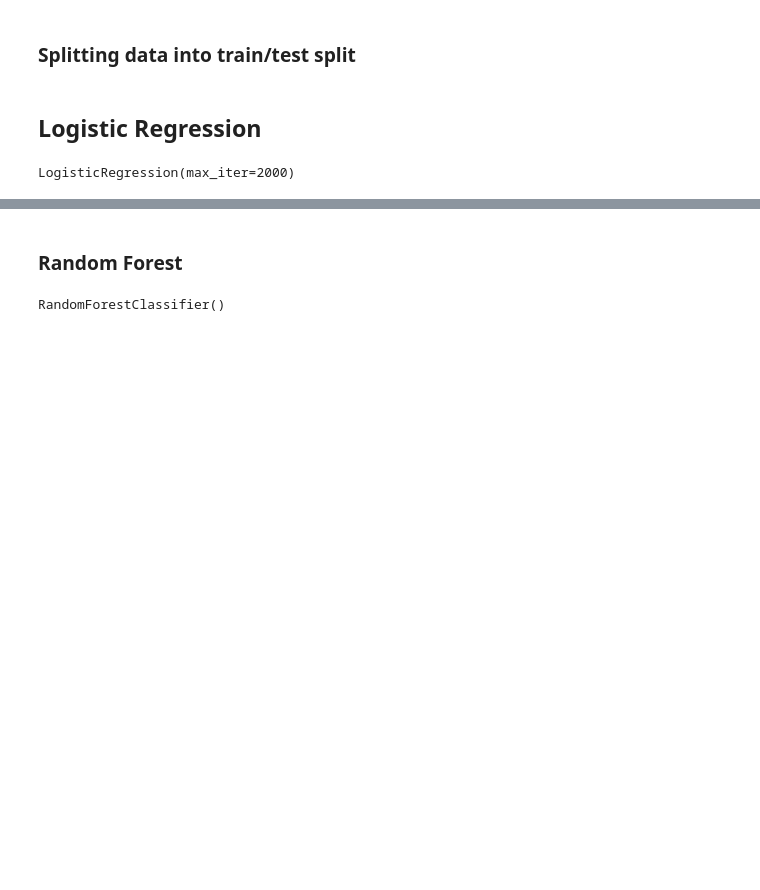
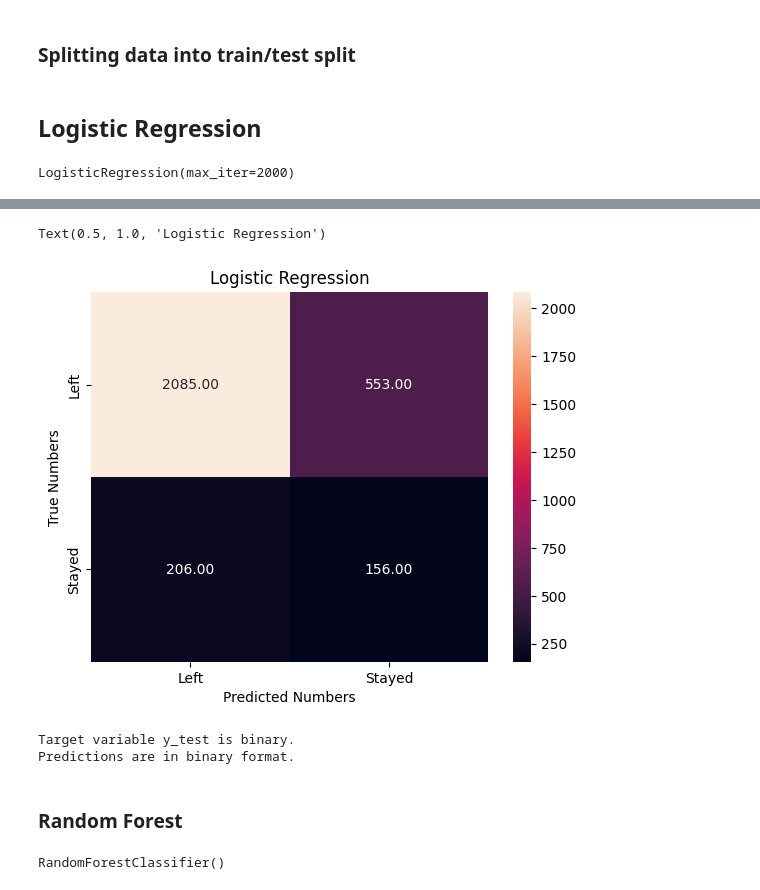
Before and after one commit to nidhi-1111/Employee-Turnover-Prediction, a Jupyter notebook: notebooks/Employee_Turnover_Prediction.ipynb, the cells around one changed output, grey strips where cells are left out. Cells and saved outputs as stored; diff of their text form; code cells hidden in the pictures; blank space fills up the shorter version.

```diff
--- a/notebooks/Employee_Turnover_Prediction.ipynb
+++ b/notebooks/Employee_Turnover_Prediction.ipynb
@@ -126,11 +134,30 @@ print(classification_report(y_test, LR.predict(x_test)))
 weighted avg       0.71      0.75      0.71      3000
 # %%
 lr_y_pred = LR.predict(x_test)
-# lr_cm = metrics.confusion_matrix(lr_y_pred, y_test, [1,0])
-# sns.heatmap(lr_cm, annot=True, fmt='.2f',xticklabels = ["Left", "Stayed"] , yticklabels = ["Left", "Stayed"] )
-# plt.ylabel('True Numbers')
-# plt.xlabel('Predicted Numbers')
-# plt.title('Logistic Regression')
+lr_cm = metrics.confusion_matrix(lr_y_pred, y_test)
+sns.heatmap(lr_cm, annot=True, fmt='.2f',xticklabels = ["Left", "Stayed"] , yticklabels = ["Left", "Stayed"] )
+plt.ylabel('True Numbers')
+plt.xlabel('Predicted Numbers')
+plt.title('Logistic Regression')
+# %% [output]
+Text(0.5, 1.0, 'Logistic Regression')
+[figure, added]
+# %%
+unique_values_y_test = set(y_test)
+if len(unique_values_y_test) > 2:
+    print("Warning: Target variable y_test is not binary. Unique values:", unique_values_y_test)
+else:
+    print("Target variable y_test is binary.")
+
+# Check the format of predictions
+unique_values_predicted = set(lr_y_pred)
+if len(unique_values_predicted) > 2:
+    print("Warning: Predictions are not in binary format. Unique values:", unique_values_predicted)
+else:
+    print("Predictions are in binary format.")
+# %% [output]
+Target variable y_test is binary.
+Predictions are in binary format.
 # %% [markdown]
 ### Random Forest
 # %%
```
Also changed, not shown: parts of 11 cells of this notebook, 5 other files.
